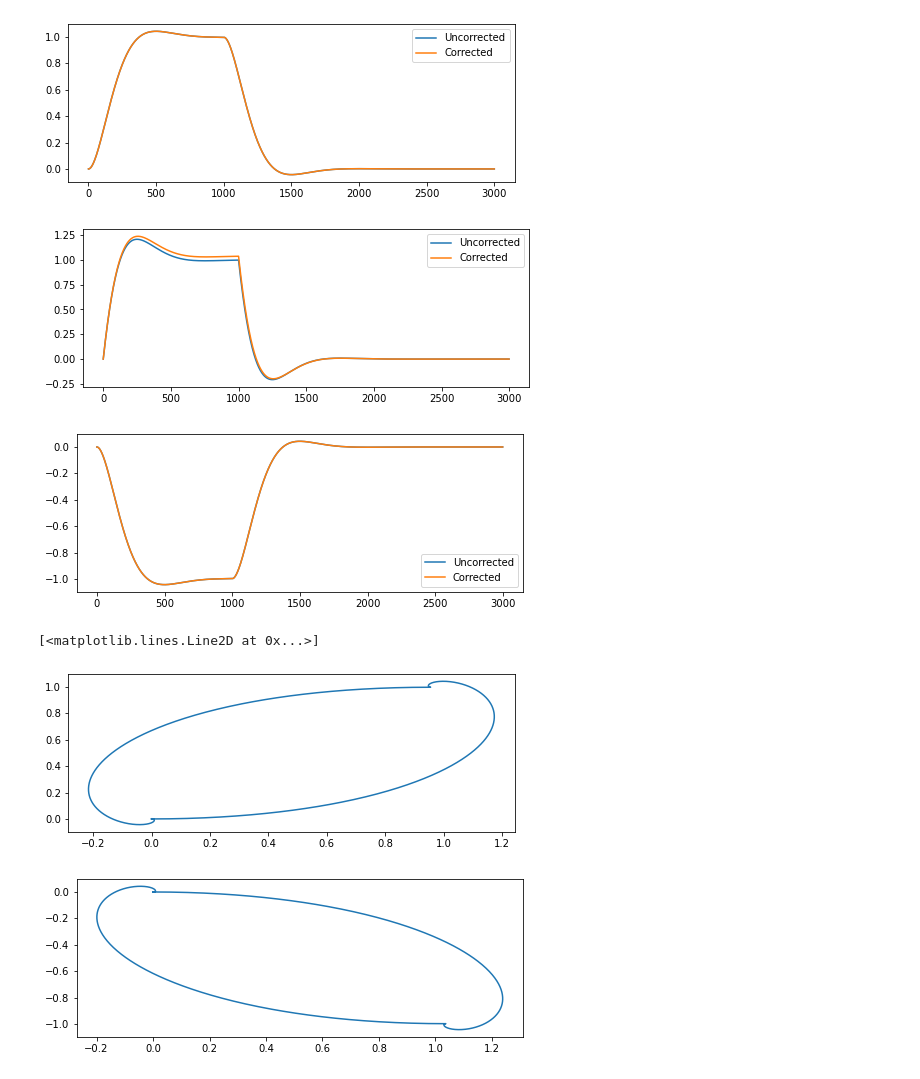
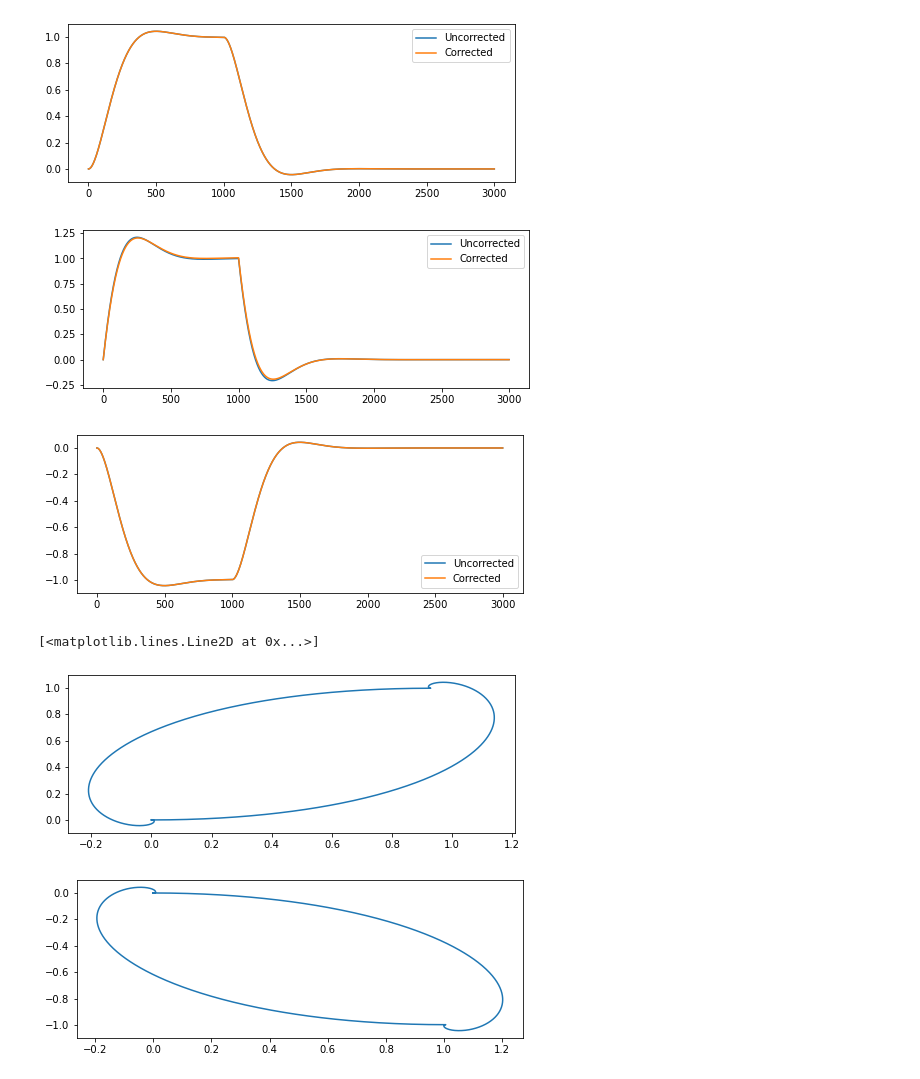
Before and after one commit to PITT-HATLAB/measurements, a Jupyter notebook: measurement_modules/AWG_and_Alazar/AWG_programs/Custom Amp Driving/Cavity_Mimicking_pulse.ipynb, the cells around one changed output. Saved outputs shown, nothing was run; the diff lists cells and outputs as text; code cells hidden in the pictures.

```diff
--- a/measurement_modules/AWG_and_Alazar/AWG_programs/Custom Amp Driving/Cavity_Mimicking_pulse.ipynb
+++ b/measurement_modules/AWG_and_Alazar/AWG_programs/Custom Amp Driving/Cavity_Mimicking_pulse.ipynb
@@ -25,15 +25,15 @@ check status 1
 check status 1
 # %%
 #inputs from other scripts, i.e. things you need to know before this:
-LO_frequency = 6168000000.0+1e6
-DC_offsets = (-0.079, -0.12, 0.0, 0.0)
-ch2_correction = 0.9971025937916236 #voltage correction ratio
-phase_offset = 0.040878106083876986 #radians
+LO_frequency = 6101890606.58+1e6
+DC_offsets = (-0.085, -0.104, 0.0, 0.0)
+ch2_correction = 0.9681946466348401 #voltage correction ratio
+phase_offset = 0.038603793201914094 #radians
 # %%
 #%%
 #practicing modulation
-sim_filepath1 = r'H:\RK\Transfer\kappa_2MHz_Chi_2MHz_-det_plus_ringdown.csv'
-sim_filepath2 = r'H:\RK\Transfer\kappa_2MHz_Chi_2MHz_+det_plus_ringdown.csv'
+sim_filepath1 = r'\\phyast-hatlab.univ.pitt.edu\HATLAB\RK\Transfer\kappa_2MHz_Chi_2MHz_-det_plus_ringdown.csv'
+sim_filepath2 = r'\\phyast-hatlab.univ.pitt.edu\HATLAB\RK\Transfer\kappa_2MHz_Chi_2MHz_+det_plus_ringdown.csv'
 
 def phase_shifter(I_data, Q_data, phase_offset, plot = False):
     '''
@@ -77,6 +77,22 @@ def cavity_response_with_correction(amp, filepath, SR, npts, amp_corr = 1, phase
         Q_data = pd.read_csv(filepath, usecols = ['imag']).to_numpy().T[0]*amp
         phase_corrected = phase_shifter(amplitude_corrected, Q_data, phase_corr)
         return phase_corrected
+
+    return cavity_response_I_bb, cavity_response_Q_bb
+
+def cavity_response_with_correction_and_carrier(freq, amp, filepath, SR, npts, amp_corr = 1, phase_offset = 0):
+
+    def cavity_response_Q_bb(freq, amp, filepath, SR, npts):
+        imag = pd.read_csv(filepath, usecols = ['imag']).to_numpy().T[0]
+        return imag*amp*bb.PulseAtoms.sine(freq, 1, 0, np.pi/2, SR, npts)
+
+    def cavity_response_I_bb(freq, amp, filepath, SR, npts, amp_corr = amp_corr, phase_corr = phase_offset):
+        real = pd.read_csv(filepath, usecols = ['real']).to_numpy().T[0]
+        scaled = real*amp
+        amplitude_corrected = scaled*amp_corr
+        Q_data = pd.read_csv(filepath, usecols = ['imag']).to_numpy().T[0]*amp
+        phase_corrected = phase_shifter(amplitude_corrected, Q_data, phase_corr)
+        return phase_corrected*bb.PulseAtoms.sine(freq, 1, 0, 0, SR, npts)
 
     return cavity_response_I_bb, cavity_response_Q_bb
 
@@ -135,9 +151,9 @@ plt.plot(I1_c, Q1_c)
 [figure]
-[figure, old version]
+[figure, new version]
 [figure]
 [<matplotlib.lines.Line2D at 0x...>]
-[figure, old version]
+[figure, new version]
-[figure, old version]
+[figure, new version]
 # %%
 #all in one box,
 wait_time = 1e-6
```
Also changed, not shown: parts of 6 cells of this notebook, 8 other files.
